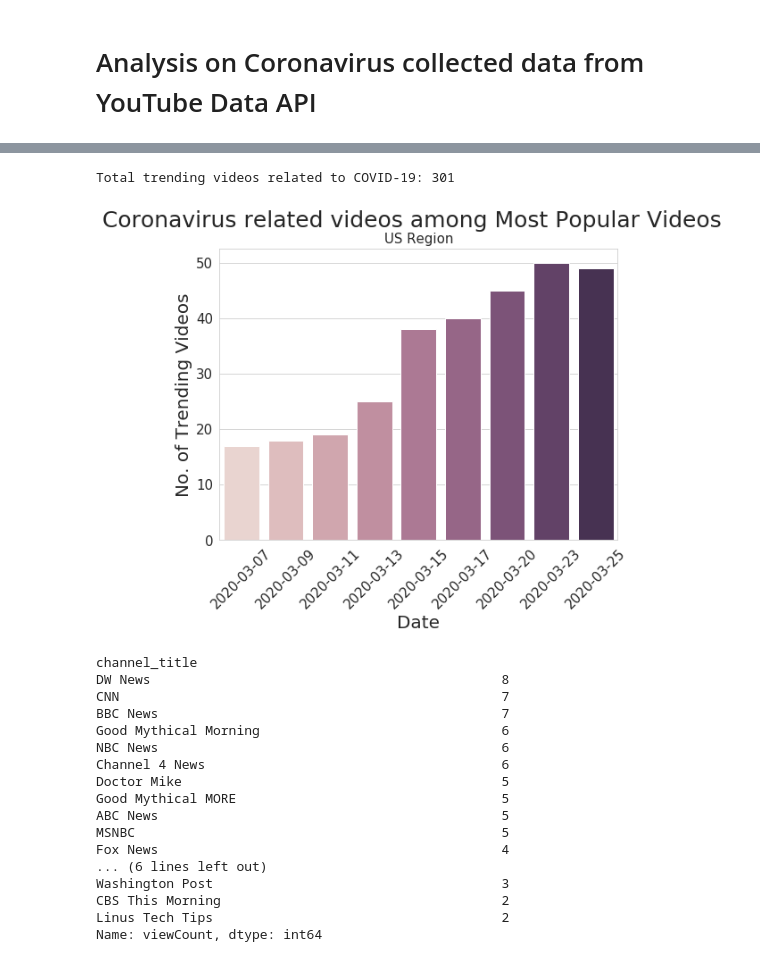
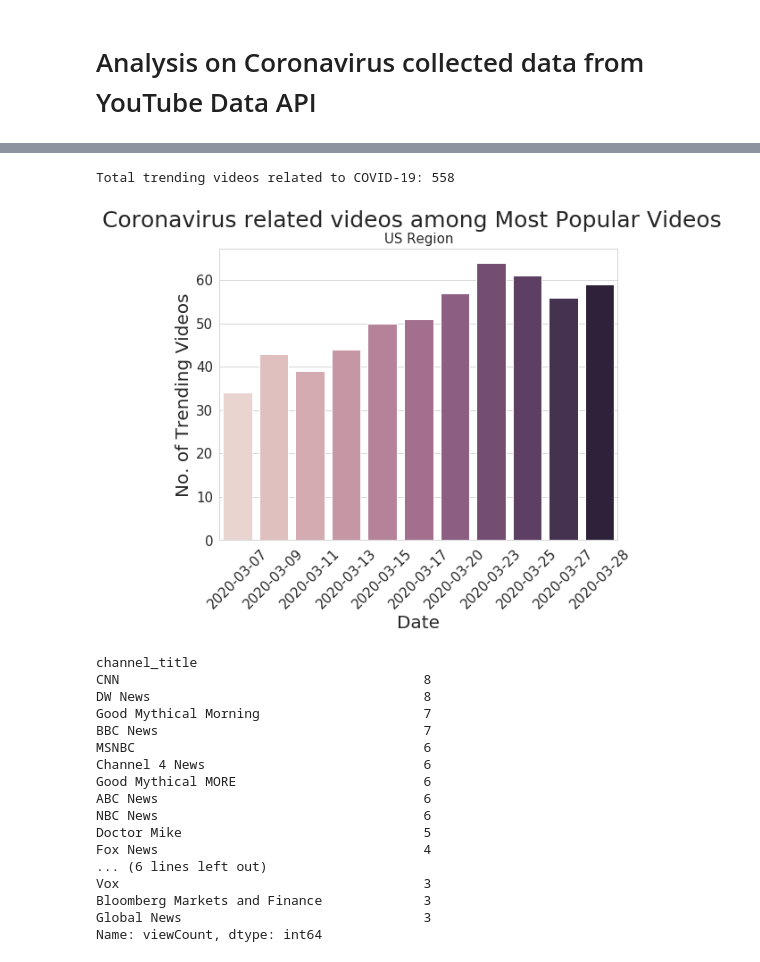
Before and after one commit to karansingla06/YouTube-Trending-Videos-Analysis, a Jupyter notebook: YouTubeDataAnalysis.ipynb, the cells around one changed output, grey strips where cells are left out. Saved outputs shown, nothing was run; the diff lists cells and outputs as text; code cells hidden in the pictures.

```diff
--- a/YouTubeDataAnalysis.ipynb
+++ b/YouTubeDataAnalysis.ipynb
@@ -224,10 +224,14 @@ data9 = json.load(open('./data_coronavirus/corona_USMar25.json'))
 df9= pd.DataFrame(data9['items'])
 df9['trendDate']= pd.to_datetime("2020-03-25")
 
-# data10 = json.load(open('./data_coronavirus/corona_USMar26.json'))
-# df10= pd.DataFrame(data10['items'])
-# df10['trendDate']= pd.to_datetime("2020-03-26")
+data10 = json.load(open('./data_coronavirus/corona_USMar27.json'))
+df10= pd.DataFrame(data10['items'])
+df10['trendDate']= pd.to_datetime("2020-03-27")
 
-df = pd.concat([df1, df2,df3,df4,df5,df6,df7,df8,df9], axis=0)
-df.head()
+data12 = json.load(open('./data_coronavirus/corona_USMar28.json'))
+df12= pd.DataFrame(data12['items'])
+df12['trendDate']= pd.to_datetime("2020-03-28")
+
+df = pd.concat([df1, df2,df3,df4,df5,df6,df7,df8,df9,df10,df12], axis=0)
+df.shape
 # %% [output]
@@ -273,47 +272,49 @@ No of latest trending videos: 1800
 | 3 | jB4FUHHMI24 | 2020-03-07 | Neil deGrasse Tyson On Coronaviru... | America's favorite astrophysicist... | [The Late Show, Late Show, Stephe... | The Late Show with Stephen Colbert | 1008537.0 | 26676.0 | 988.0 | ... |
 | 4 | k6bwOZW15gM | 2020-03-07 | Baby Pluto | Provided to YouTube by Generation... | [Lil Uzi Vert, Eternal Atake, Bab... | Lil Uzi Vert - Topic | 4245505.0 | 188810.0 | 6887.0 | ... |
 # %%
-c1= df[df['description'].str.contains('corona|covid|virus|pandemic|emergency',case=False) | df['tags'].str.contains('corona|covid|virus|pandemic',case=False)].groupby(['trendDate']).count()
+df_covid= df[df['description'].str.contains('corona|covid|virus|pandemic|PPE',case=False) | df['tags'].str.contains('coronavirus|corona|covid|virus|pandemic',case=False)]
+c1= df_covid.groupby(['trendDate']).count()
+
 print("Total trending videos related to COVID-19:" ,c1['videoId'].sum())
 # %% [output]
-Total trending videos related to COVID-19: 301
+Total trending videos related to COVID-19: 558
 # %%
 plt.figure(figsize=(8,6))
 sns.set_style("whitegrid")
 
-sns.barplot(x=c1.index.to_period('D') ,y=c1['videoId'], palette=sns.cubehelix_palette(n_colors=10))
+sns.barplot(x=c1.index.to_period('D') ,y=c1['videoId'], palette=sns.cubehelix_palette(n_colors=11))
 plt.ylabel('No. of Trending Videos',fontsize=20)
 plt.xlabel('Date',fontsize=20)
 plt.xticks(rotation=45,fontsize=15)
 plt.yticks(fontsize=15)
 
 plt.suptitle('Coronavirus related videos among Most Popular Videos',fontsize=25)
 plt.title('US Region',fontsize=15)
 plt.show();
 # %% [output]
-[figure, old version]
+[figure, new version]
 # %%
 df_covid = df[df['description'].str.contains('corona|covid|virus|pandemic',case=False) | df['tags'].str.contains('corona|covid|virus|pandemic',case=False)]
-df_covid = df_covid.drop_duplicates(subset='videoId', keep="first")
+df_covid = df_covid.drop_duplicates(subset='videoId', keep="last")
 c2= df_covid.groupby('channel_title')['viewCount'].count().sort_values(ascending=False).head(20)
 c2
 # %% [output]
 channel_title
-DW News                                             8
-CNN                                                 7
-BBC News                                            7
-Good Mythical Morning                               6
-NBC News                                            6
-Channel 4 News                                      6
-Doctor Mike                                         5
-Good Mythical MORE                                  5
-ABC News                                            5
-MSNBC                                               5
-Fox News                                            4
+CNN                                       8
+DW News                                   8
+Good Mythical Morning                     7
+BBC News                                  7
+MSNBC                                     6
+Channel 4 News                            6
+Good Mythical MORE                        6
+ABC News                                  6
+NBC News                                  6
+Doctor Mike                               5
+Fox News                                  4
 ... (6 lines left out)
-Washington Post                                     3
-CBS This Morning                                    2
-Linus Tech Tips                                     2
+Vox                                       3
+Bloomberg Markets and Finance             3
+Global News                               3
 Name: viewCount, dtype: int64
 # %%
 fig, ax = plt.subplots(figsize=(10,8))
```
Also changed, not shown: parts of 4 cells of this notebook.
